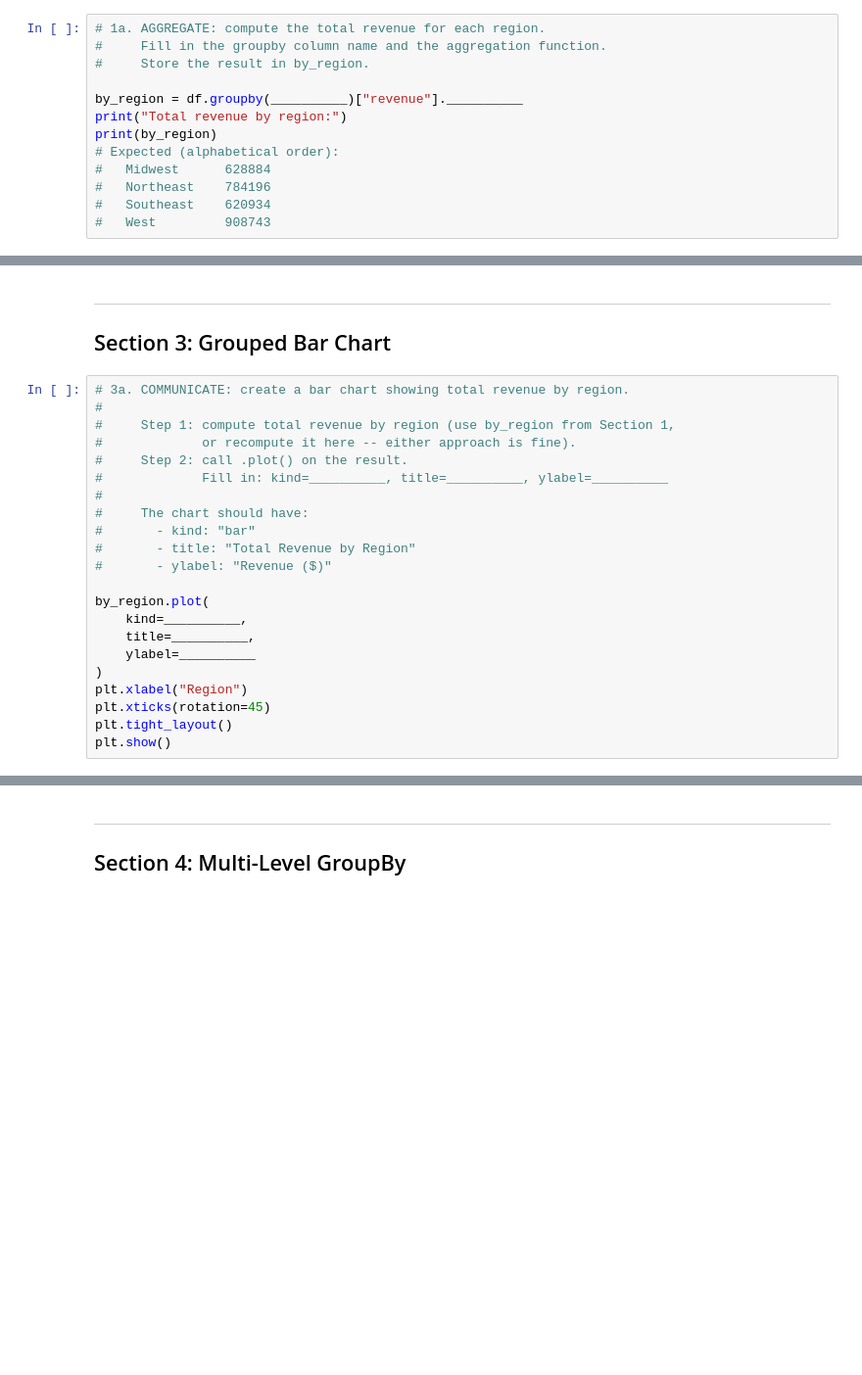
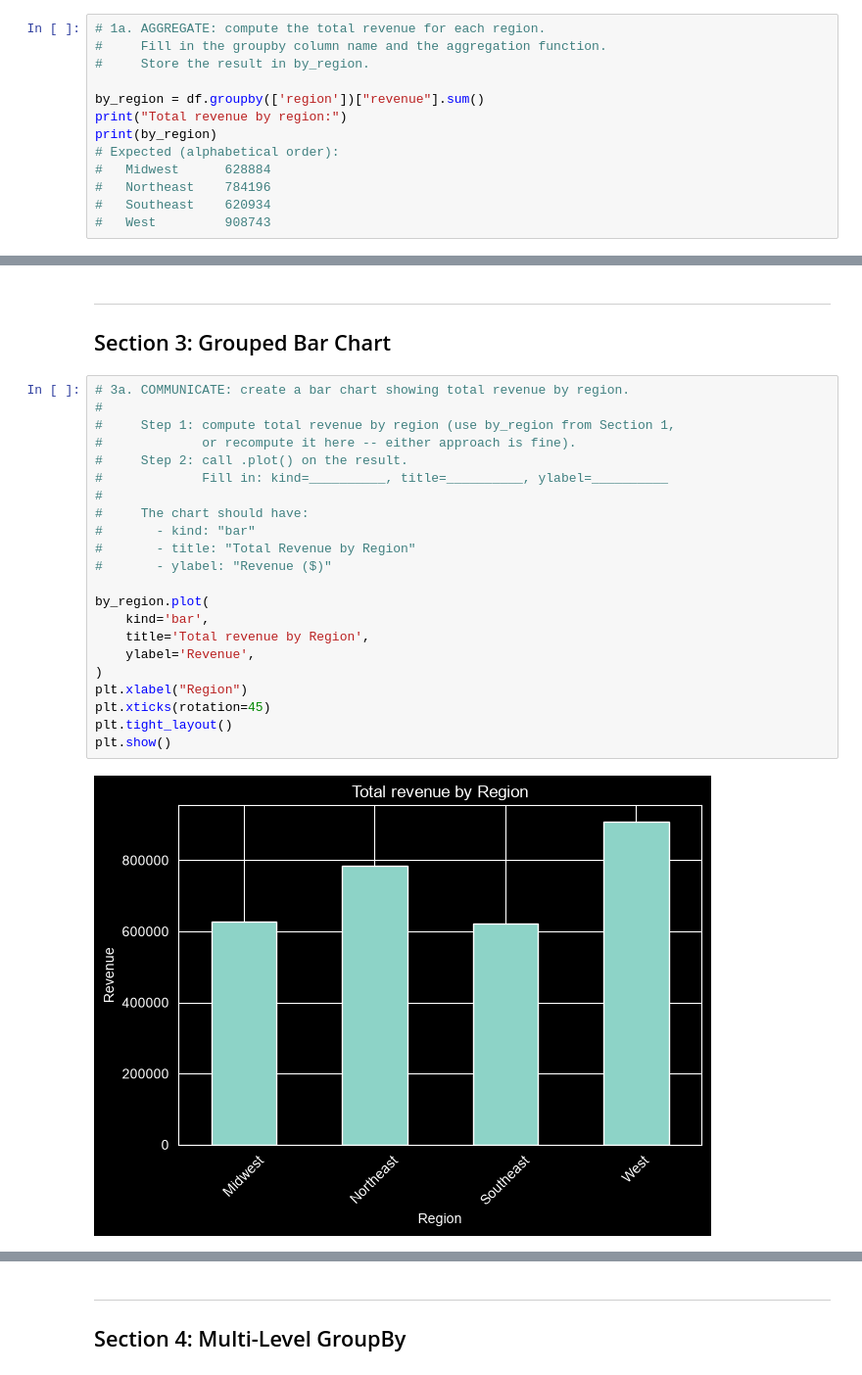
Before and after one commit to brianthomas927-ctrl/cs5045, a Jupyter notebook: M10/hw10.ipynb, the cells around one changed output, grey strips where cells are left out. Shown at 98% size. Cells and saved outputs as stored; diff of their text form; blank space fills up the shorter version.

```diff
--- a/M10/hw10.ipynb
+++ b/M10/hw10.ipynb
@@ -33,7 +33,7 @@ Shape: 272 rows x 5 columns
 #     Fill in the groupby column name and the aggregation function.
 #     Store the result in by_region.
 
-by_region = df.groupby(__________)["revenue"].__________
+by_region = df.groupby(['region'])["revenue"].sum()
 print("Total revenue by region:")
 print(by_region)
 # Expected (alphabetical order):
@@ -97,25 +122,27 @@ print(summary_flat.head(2))
 # %%
 # 3a. COMMUNICATE: create a bar chart showing total revenue by region.
 #
 #     Step 1: compute total revenue by region (use by_region from Section 1,
 #             or recompute it here -- either approach is fine).
 #     Step 2: call .plot() on the result.
 #             Fill in: kind=__________, title=__________, ylabel=__________
 #
 #     The chart should have:
 #       - kind: "bar"
 #       - title: "Total Revenue by Region"
 #       - ylabel: "Revenue ($)"
 
 by_region.plot(
-    kind=__________,
-    title=__________,
-    ylabel=__________
+    kind='bar',
+    title='Total revenue by Region',
+    ylabel='Revenue',
 )
 plt.xlabel("Region")
 plt.xticks(rotation=45)
 plt.tight_layout()
 plt.show()
+# %% [output]
+[figure, added]
 # %%
 # 3b. Grouped bar chart: revenue by region AND product category.
 #
```
Also changed, not shown: parts of 10 cells of this notebook.
